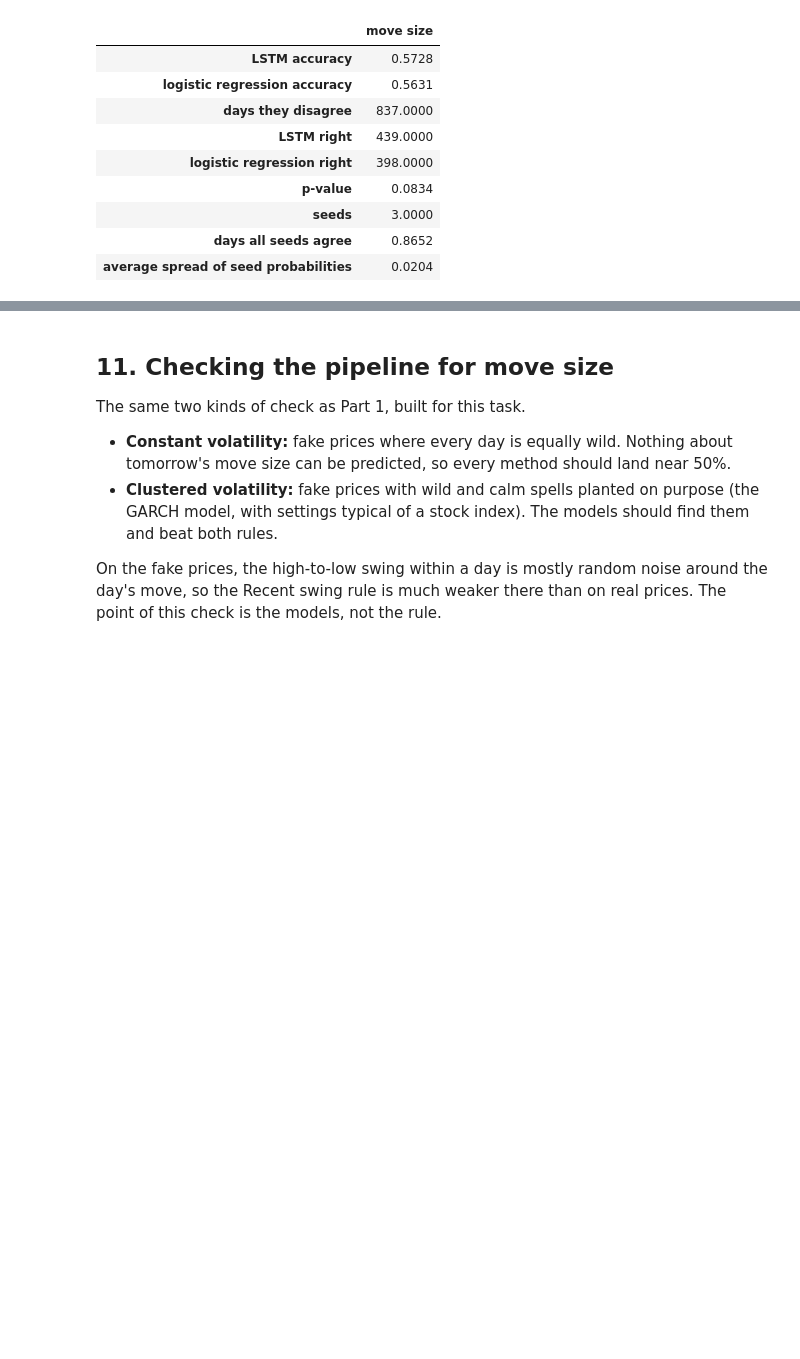
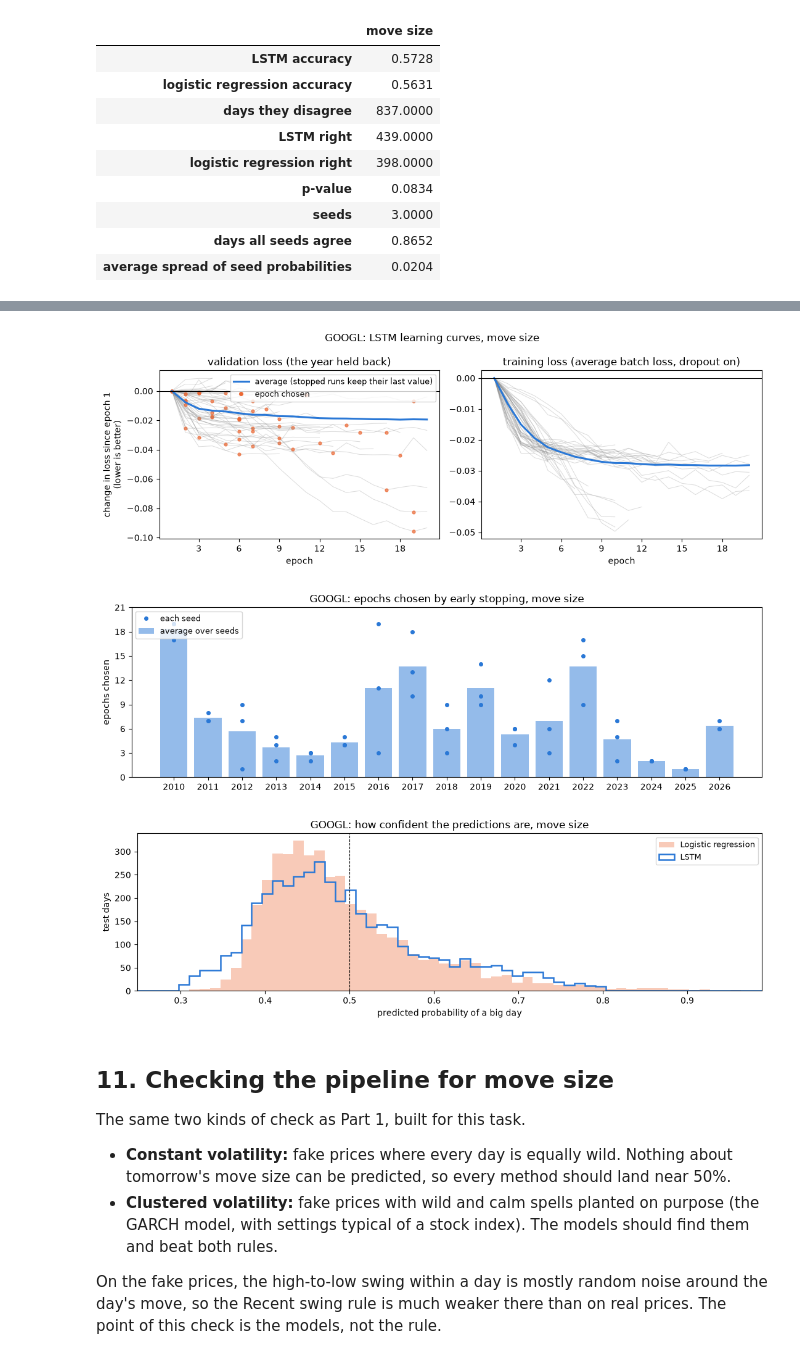
Before and after one commit to pranaysharma13/stock-movement-predictor, a Jupyter notebook: reports/GOOGL.ipynb, the cells around one changed output, grey strips where cells are left out. Saved outputs shown, nothing was run; the diff lists cells and outputs as text; code cells hidden in the pictures; blank space fills up the shorter version.

```diff
--- a/reports/GOOGL.ipynb
+++ b/reports/GOOGL.ipynb
@@ -488,7 +523,9 @@ vol_first_year = FIRST_TEST_YEAR   # the same test years as Part 1
 vol_model_preds = {name: walk_forward(model, vol_data, vol_first_year, features=VOL_FEATURES)
                    for name, model in get_models().items()}
 if RUN_LSTM:
-    vol_model_preds["LSTM"] = lstm_walk_forward(prices, vol_data, vol_first_year)
+    vol_lstm_curves, vol_lstm_record = [], []
+    vol_model_preds["LSTM"] = lstm_walk_forward(prices, vol_data, vol_first_year,
+                                                curves=vol_lstm_curves, record=vol_lstm_record)
 vol_test = vol_data[vol_data.index.year >= vol_first_year]
 vol_baselines = vol_baseline_predictions(vol_test)
 
@@ -565,3 +611,18 @@ else:
+# %%
+if RUN_LSTM:
+    plot_learning_curves(vol_lstm_curves, f"{TICKER}: LSTM learning curves, move size")
+    plt.show()
+    plot_epochs_chosen(vol_lstm_record, f"{TICKER}: epochs chosen by early stopping, move size")
+    plt.show()
+    plot_confidence(vol_model_preds["LSTM"]["prob"], vol_model_preds["Logistic regression"]["prob"],
+                    f"{TICKER}: how confident the predictions are, move size", what="a big day")
+    plt.show()
+else:
+    print("The LSTM wasn't run for this report. To include it: python run.py TICKER --lstm (needs PyTorch).")
+# %% [output]
+[figure, added]
+[figure, added]
+[figure, added]
 # %% [markdown]
 ## 11. Checking the pipeline for move size
 
```
Also changed, not shown: parts of 8 cells of this notebook, 4 other files.
